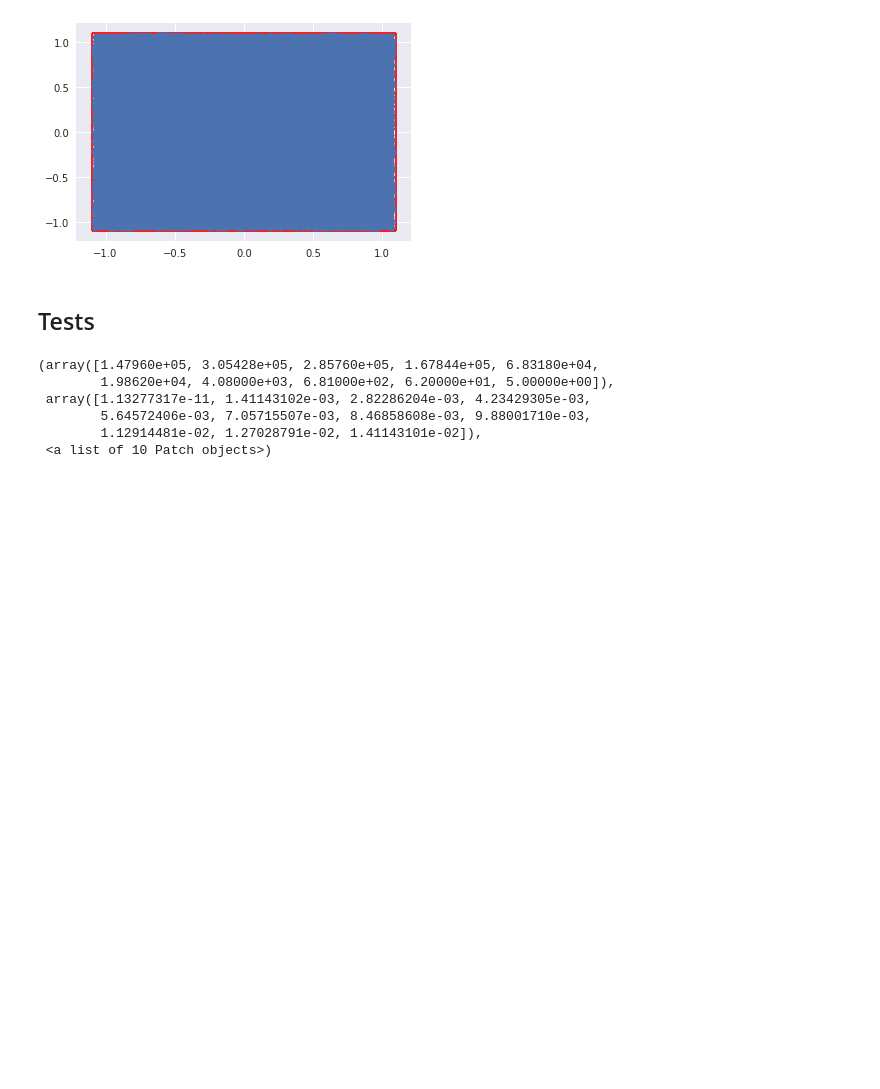
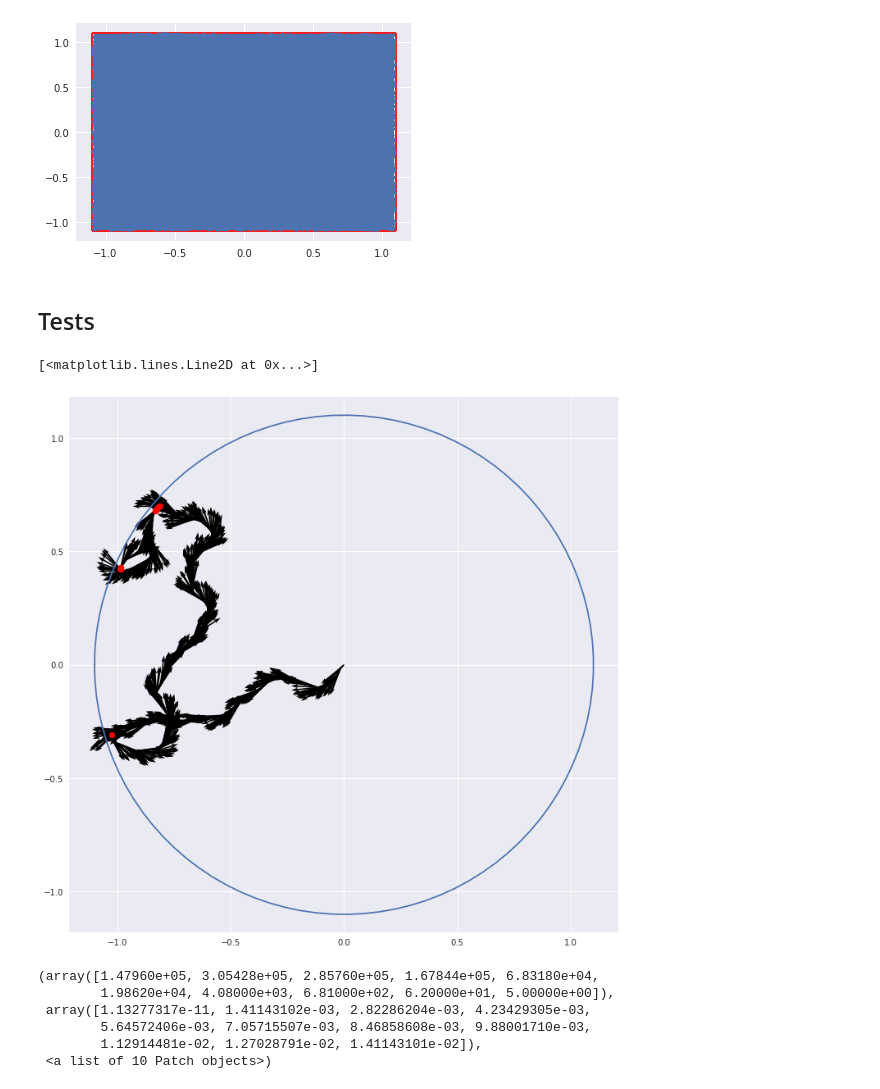
Before and after one commit to ganguli-lab/grid-pattern-formation, a Jupyter notebook: ben_generate_rat_trajectory.ipynb, the cells around one changed output. Cells and saved outputs as stored; diff of their text form; code cells hidden in the pictures; blank space fills up the shorter version.

```diff
--- a/ben_generate_rat_trajectory.ipynb
+++ b/ben_generate_rat_trajectory.ipynb
@@ -76,7 +109,7 @@ theta_y = []
 i = 0
 while len(x) < num_trajectories*samples - 1:
     new_traj = generate_trajectory()
-    if np.all(np.abs(new_traj[0]) < 1.1) and np.all(np.abs(new_traj[1]) < 1.1):
+    if np.all(np.sqrt(new_traj[0]**2 + new_traj[1]**2) < 1.1):
         x = np.append(x, new_traj[0])
         y = np.append(y, new_traj[1])
         head_dir = np.append(head_dir, new_traj[2])
@@ -132,6 +165,24 @@ plt.vlines([-1.1,1.1], -1.1,1.1, color='r')
 [figure]
 # %% [markdown]
 ## Tests
+# %%
+plt.figure(figsize=(12,12))
+for i in range(1):
+    sample_traj = generate_trajectory()
+    x = sample_traj[0]
+    y = sample_traj[1]
+    ego_v = sample_traj[3]
+    turning = sample_traj[-1]
+    head_dir = sample_traj[2]
+    plt.quiver(x, y, np.cos(head_dir), np.sin(head_dir), scale=20)
+    plt.scatter(x[turning], y[turning], c='red')
+
+plt.axis("equal")
+t = np.linspace(-np.pi, np.pi, 100)
+plt.plot(box_size*np.cos(t), box_size*np.sin(t))
+# %% [output]
+[<matplotlib.lines.Line2D at 0x...>]
+[figure, added]
 # %%
 plt.hist(ego_v)
 # %% [output]
```
Also changed, not shown: parts of 7 cells of this notebook.
